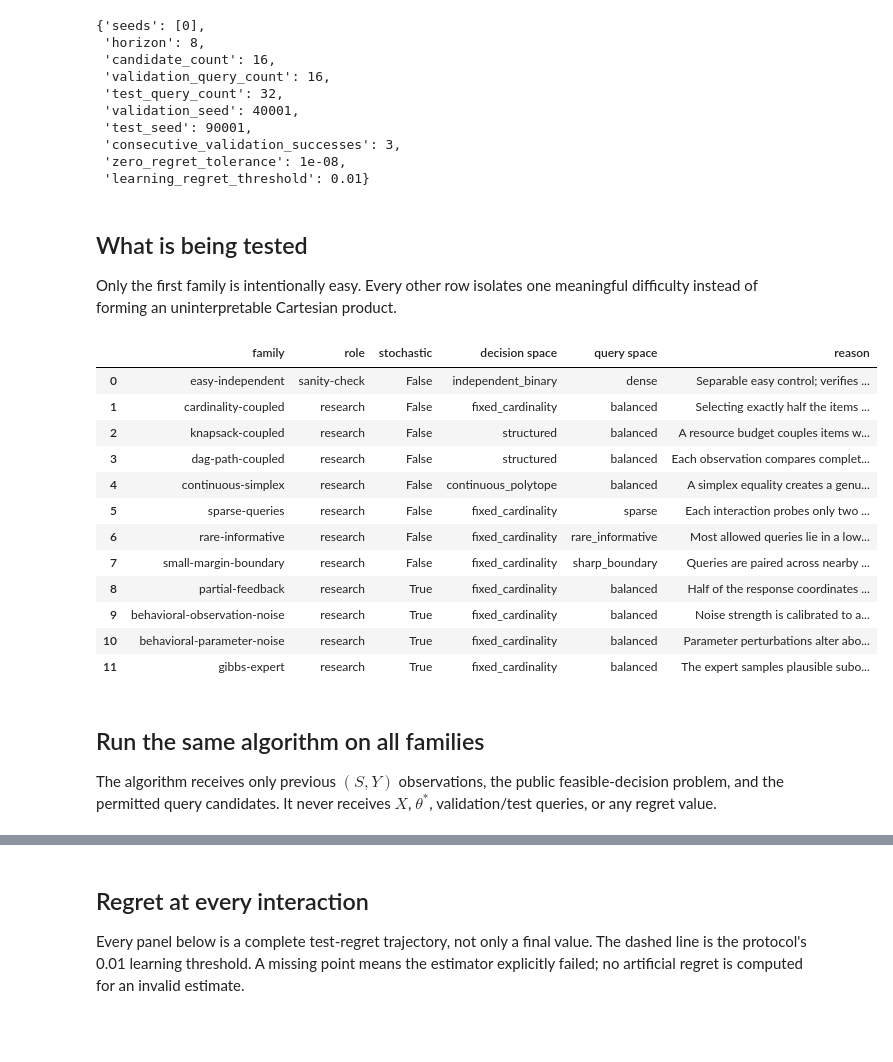
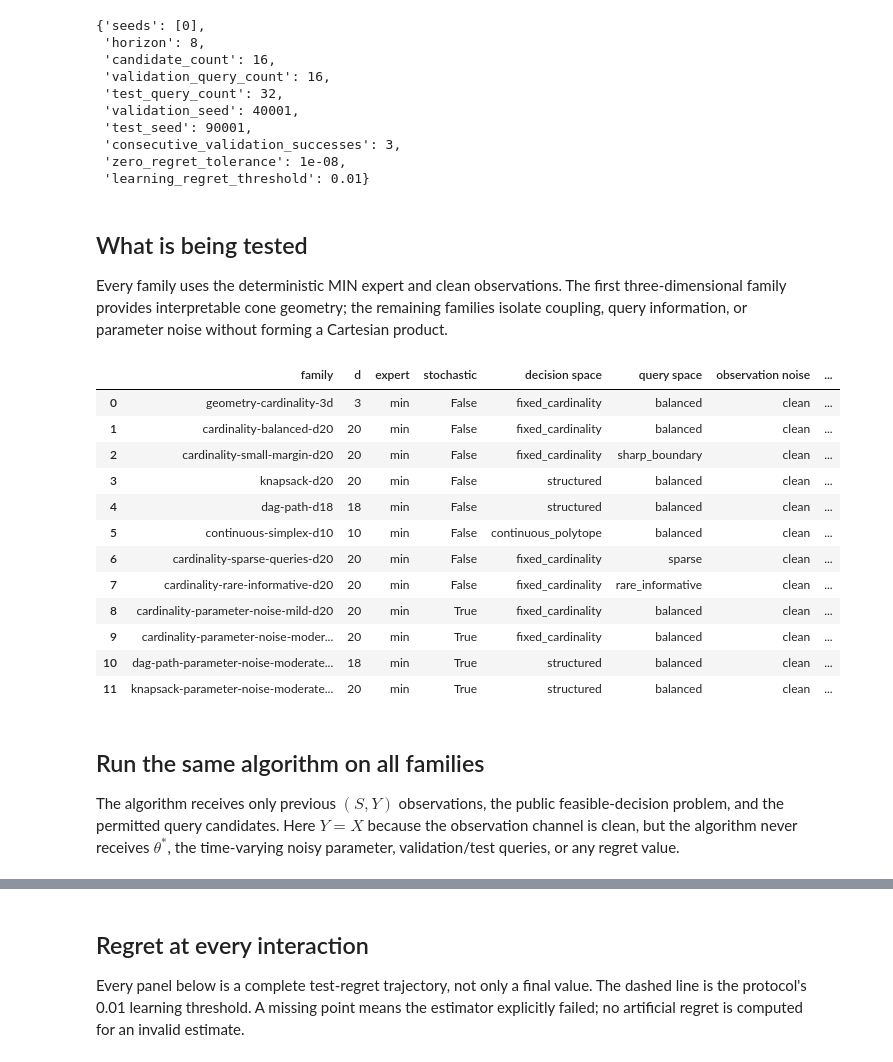
Before and after one commit to aqaPayam/InverseOptimization, a Jupyter notebook: notebooks/10_active_hard_research_protocol.ipynb, the cells around one changed output, grey strips where cells are left out. Drawn from its saved outputs; the diff is of its cells as text; code cells hidden in the pictures; blank space fills up the shorter version.

```diff
--- a/notebooks/10_active_hard_research_protocol.ipynb
+++ b/notebooks/10_active_hard_research_protocol.ipynb
@@ -43,38 +43,41 @@ protocol.to_dict()
 # %% [markdown]
 ## What is being tested
 
-Only the first family is intentionally easy. Every other row isolates one meaningful difficulty instead of forming an uninterpretable Cartesian product.
+Every family uses the deterministic MIN expert and clean observations. The first three-dimensional family provides interpretable cone geometry; the remaining families isolate coupling, query information, or parameter noise without forming a Cartesian product.
 # %%
 scenarios = build_active_research_scenarios(protocol)
 scenario_table = pd.DataFrame([
     {
         'family': s.metadata['research_family'],
-        'role': s.metadata['role'],
+        'd': s.dimension,
+        'expert': s.expert.kind.value,
         'stochastic': s.metadata['stochastic'],
         'decision space': s.decision_space.kind.value,
         'query space': s.query_space.kind.value,
+        'observation noise': s.observation_noise.kind.value,
+        'parameter noise': s.parameter_noise.kind.value,
         'reason': s.metadata['rationale'],
     } for s in scenarios
 ])
 scenario_table
 # %% [output]
-|  | family | role | stochastic | decision space | query space | reason |
-| 0 | easy-independent | sanity-check | False | independent_binary | dense | Separable easy control; verifies ... |
-| 1 | cardinality-coupled | research | False | fixed_cardinality | balanced | Selecting exactly half the items ... |
-| 2 | knapsack-coupled | research | False | structured | balanced | A resource budget couples items w... |
-| 3 | dag-path-coupled | research | False | structured | balanced | Each observation compares complet... |
-| 4 | continuous-simplex | research | False | continuous_polytope | balanced | A simplex equality creates a genu... |
-| 5 | sparse-queries | research | False | fixed_cardinality | sparse | Each interaction probes only two ... |
-| 6 | rare-informative | research | False | fixed_cardinality | rare_informative | Most allowed queries lie in a low... |
-| 7 | small-margin-boundary | research | False | fixed_cardinality | sharp_boundary | Queries are paired across nearby ... |
-| 8 | partial-feedback | research | True | fixed_cardinality | balanced | Half of the response coordinates ... |
-| 9 | behavioral-observation-noise | research | True | fixed_cardinality | balanced | Noise strength is calibrated to a... |
-| 10 | behavioral-parameter-noise | research | True | fixed_cardinality | balanced | Parameter perturbations alter abo... |
-| 11 | gibbs-expert | research | True | fixed_cardinality | balanced | The expert samples plausible subo... |
+|  | family | d | expert | stochastic | decision space | query space | observation noise | ... |
+| 0 | geometry-cardinality-3d | 3 | min | False | fixed_cardinality | balanced | clean | ... |
+| 1 | cardinality-balanced-d20 | 20 | min | False | fixed_cardinality | balanced | clean | ... |
+| 2 | cardinality-small-margin-d20 | 20 | min | False | fixed_cardinality | sharp_boundary | clean | ... |
+| 3 | knapsack-d20 | 20 | min | False | structured | balanced | clean | ... |
+| 4 | dag-path-d18 | 18 | min | False | structured | balanced | clean | ... |
+| 5 | continuous-simplex-d10 | 10 | min | False | continuous_polytope | balanced | clean | ... |
+| 6 | cardinality-sparse-queries-d20 | 20 | min | False | fixed_cardinality | sparse | clean | ... |
+| 7 | cardinality-rare-informative-d20 | 20 | min | False | fixed_cardinality | rare_informative | clean | ... |
+| 8 | cardinality-parameter-noise-mild-d20 | 20 | min | True | fixed_cardinality | balanced | clean | ... |
+| 9 | cardinality-parameter-noise-moder... | 20 | min | True | fixed_cardinality | balanced | clean | ... |
+| 10 | dag-path-parameter-noise-moderate... | 18 | min | True | structured | balanced | clean | ... |
+| 11 | knapsack-parameter-noise-moderate... | 20 | min | True | structured | balanced | clean | ... |
 # %% [markdown]
 ## Run the same algorithm on all families
 
-The algorithm receives only previous $(S,Y)$ observations, the public feasible-decision problem, and the permitted query candidates. It never receives $X$, $\theta^*$, validation/test queries, or any regret value.
+The algorithm receives only previous $(S,Y)$ observations, the public feasible-decision problem, and the permitted query candidates. Here $Y=X$ because the observation channel is clean, but the algorithm never receives $\theta^*$, the time-varying noisy parameter, validation/test queries, or any regret value.
 # %%
 result, research_summary = run_active_research_benchmark(
     {'uniform-incenter': lambda: UniformRandomIncenterAlgorithm(alternative_budget=64)},
```
Also changed, not shown: parts of 11 cells of this notebook, 7 other files.
